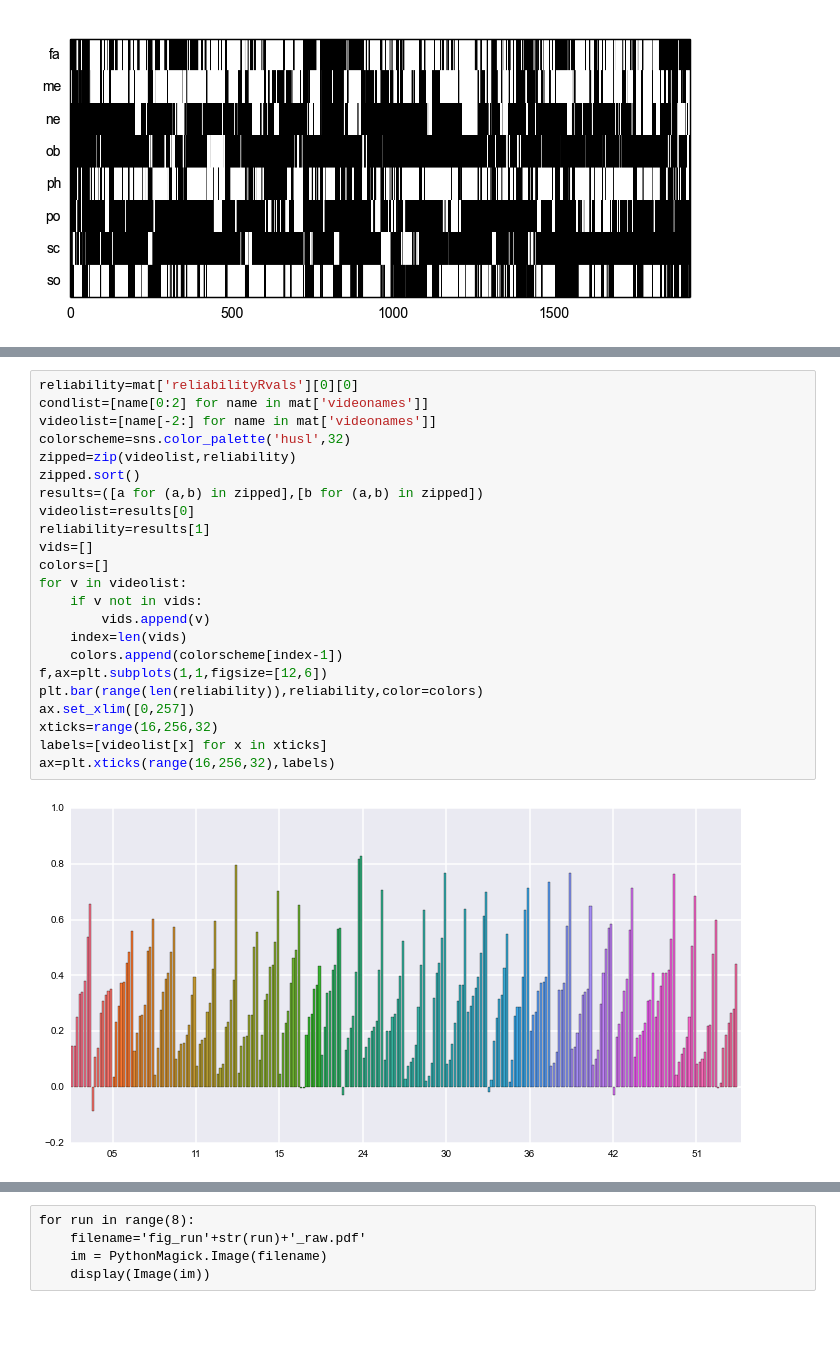
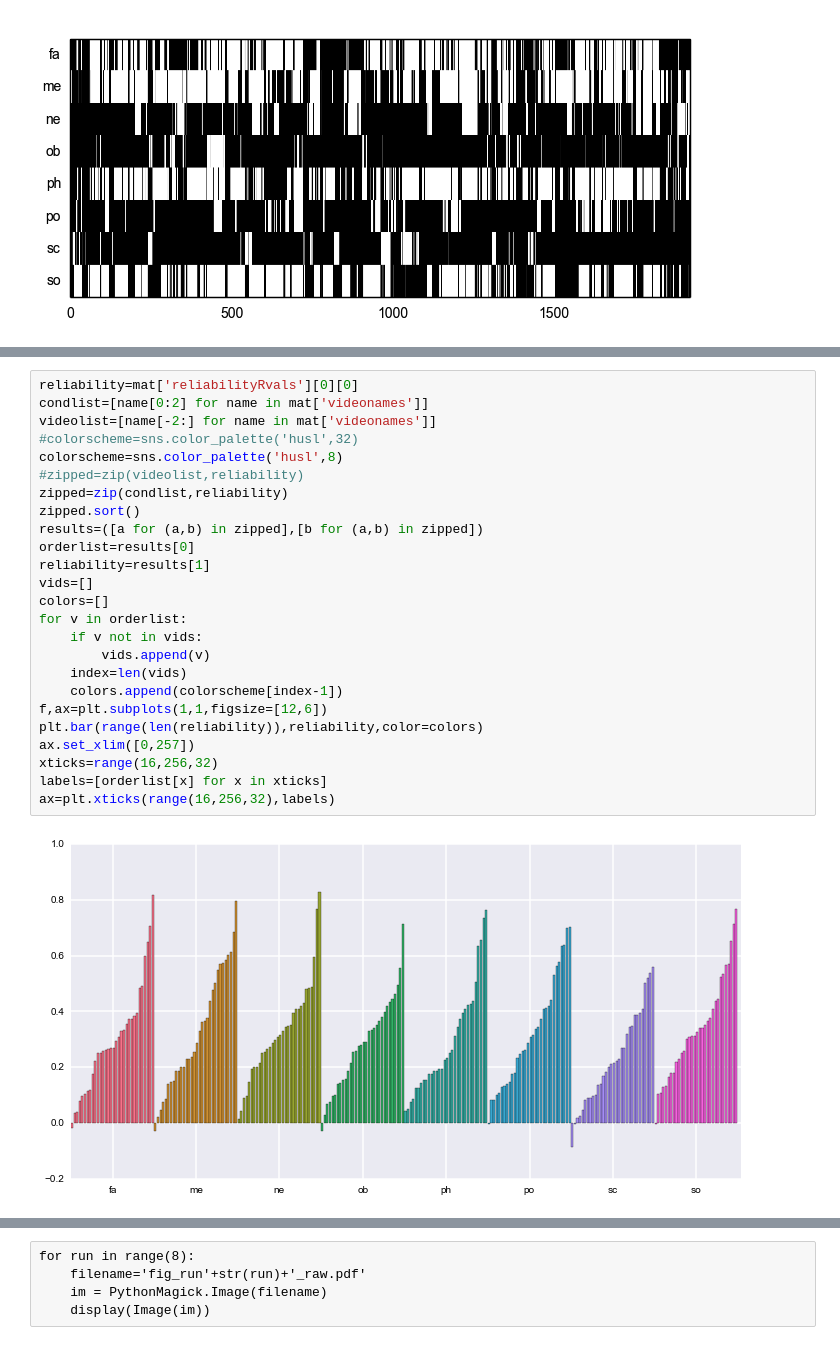
Before and after one commit to onionater/antools, a Jupyter notebook: FSF_regressors.ipynb, the cells around one changed output, grey strips where cells are left out. Cells and saved outputs as stored; diff of their text form.

```diff
--- a/FSF_regressors.ipynb
+++ b/FSF_regressors.ipynb
@@ -64,27 +42,29 @@ ax=plt.xticks(range(16,256,32),condlabels)
 # %%
 reliability=mat['reliabilityRvals'][0][0]
 condlist=[name[0:2] for name in mat['videonames']]
 videolist=[name[-2:] for name in mat['videonames']]
-colorscheme=sns.color_palette('husl',32)
-zipped=zip(videolist,reliability)
+#colorscheme=sns.color_palette('husl',32)
+colorscheme=sns.color_palette('husl',8)
+#zipped=zip(videolist,reliability)
+zipped=zip(condlist,reliability)
 zipped.sort()
 results=([a for (a,b) in zipped],[b for (a,b) in zipped])
-videolist=results[0]
+orderlist=results[0]
 reliability=results[1]
 vids=[]
 colors=[]
-for v in videolist:
+for v in orderlist:
     if v not in vids:
         vids.append(v)
     index=len(vids)
     colors.append(colorscheme[index-1])
 f,ax=plt.subplots(1,1,figsize=[12,6])
 plt.bar(range(len(reliability)),reliability,color=colors)
 ax.set_xlim([0,257])
 xticks=range(16,256,32)
-labels=[videolist[x] for x in xticks]
+labels=[orderlist[x] for x in xticks]
 ax=plt.xticks(range(16,256,32),labels)
 # %% [output]
-[figure, old version]
+[figure, new version]
 # %%
 binaries=mat['binary_condensed']
```
Also changed, not shown: parts of 5 cells of this notebook, 55 other files.
